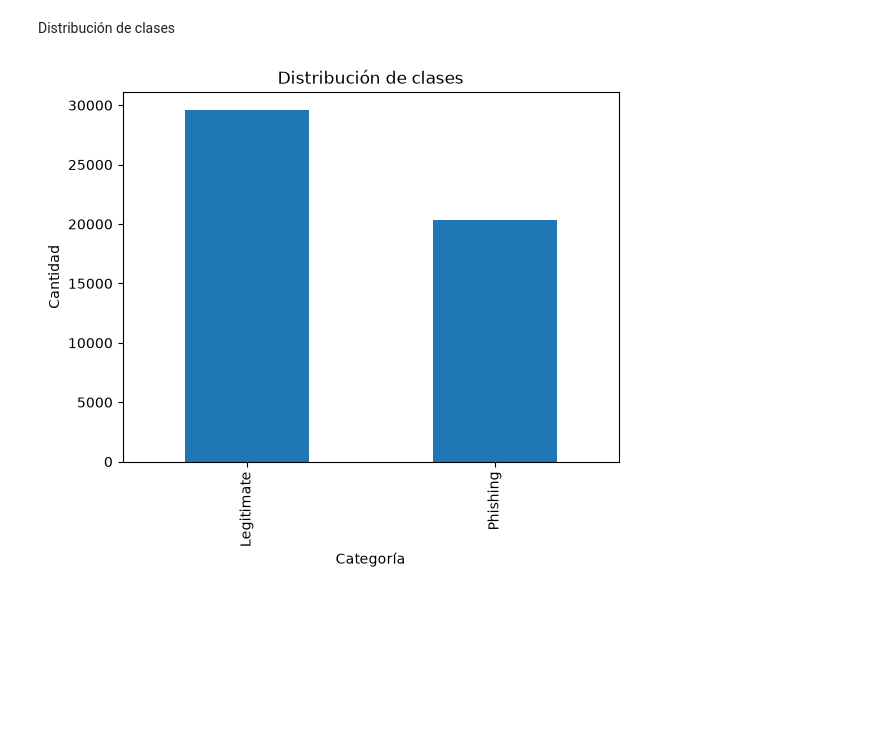
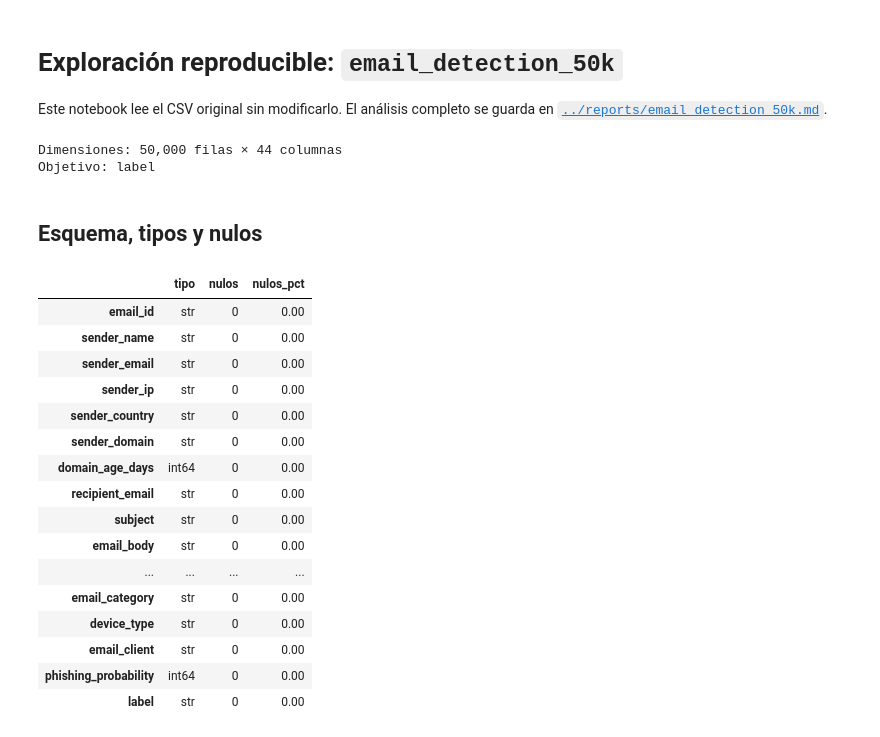
Before and after one commit to FernandoMejia19/PhisLens-deteccion-phishing, a Jupyter notebook: notebooks/exploracion-datasets/email-detection.ipynb, the cells around one changed output. Saved outputs shown, nothing was run; the diff lists cells and outputs as text; code cells hidden in the pictures; blank space fills up the shorter version.

Commit message:
exploracion-dataset: analisis reproducible de datasets

```diff
--- a/notebooks/exploracion-datasets/email-detection.ipynb
+++ b/notebooks/exploracion-datasets/email-detection.ipynb
@@ -77,13 +1,52 @@ Duplicados: 0
-# %% [markdown]
-Distribución de clases
-# %%
-df["label"].value_counts().plot(
-    kind="bar",
-    title="Distribución de clases"
-)
-
-plt.xlabel("Categoría")
-plt.ylabel("Cantidad")
-plt.show()
-# %% [output]
-[figure, removed]
+# %% [markdown]
+# Exploración reproducible: `email_detection_50k`
+
+Este notebook lee el CSV original sin modificarlo. El análisis completo se guarda en [`../reports/email_detection_50k.md`](../reports/email_detection_50k.md).
+# %%
+from pathlib import Path
+import sys
+import pandas as pd
+import matplotlib.pyplot as plt
+
+HERE = Path.cwd()
+while not (HERE / 'notebooks' / 'exploracion-datasets' / 'dataset_audit.py').exists():
+    if HERE.parent == HERE:
+        raise FileNotFoundError('No se encontró la raíz del repositorio')
+    HERE = HERE.parent
+sys.path.insert(0, str(HERE / 'notebooks' / 'exploracion-datasets'))
+from dataset_audit import DATASETS, analyze_dataset, load_dataset, combined_text
+spec = next(item for item in DATASETS if item.slug == 'email_detection_50k')
+df = load_dataset(spec)
+result = analyze_dataset(spec)
+print(f'Dimensiones: {df.shape[0]:,} filas × {df.shape[1]} columnas')
+print(f'Objetivo: {spec.target}')
+# %% [output]
+Dimensiones: 50,000 filas × 44 columnas
+Objetivo: label
+# %% [markdown]
+## Esquema, tipos y nulos
+# %%
+schema = pd.DataFrame({
+    'tipo': df.dtypes.astype(str),
+    'nulos': df.isna().sum(),
+    'nulos_pct': (df.isna().mean() * 100).round(2),
+})
+display(schema)
+# %% [output]
+|  | tipo | nulos | nulos_pct |
+| email_id | str | 0 | 0.00 |
+| sender_name | str | 0 | 0.00 |
+| sender_email | str | 0 | 0.00 |
+| sender_ip | str | 0 | 0.00 |
+| sender_country | str | 0 | 0.00 |
+| sender_domain | str | 0 | 0.00 |
+| domain_age_days | int64 | 0 | 0.00 |
+| recipient_email | str | 0 | 0.00 |
+| subject | str | 0 | 0.00 |
+| email_body | str | 0 | 0.00 |
+| ... | ... | ... | ... |
+| email_category | str | 0 | 0.00 |
+| device_type | str | 0 | 0.00 |
+| email_client | str | 0 | 0.00 |
+| phishing_probability | int64 | 0 | 0.00 |
+| label | str | 0 | 0.00 |
```
Also changed, not shown: parts of 12 cells of this notebook, 9 other files.
